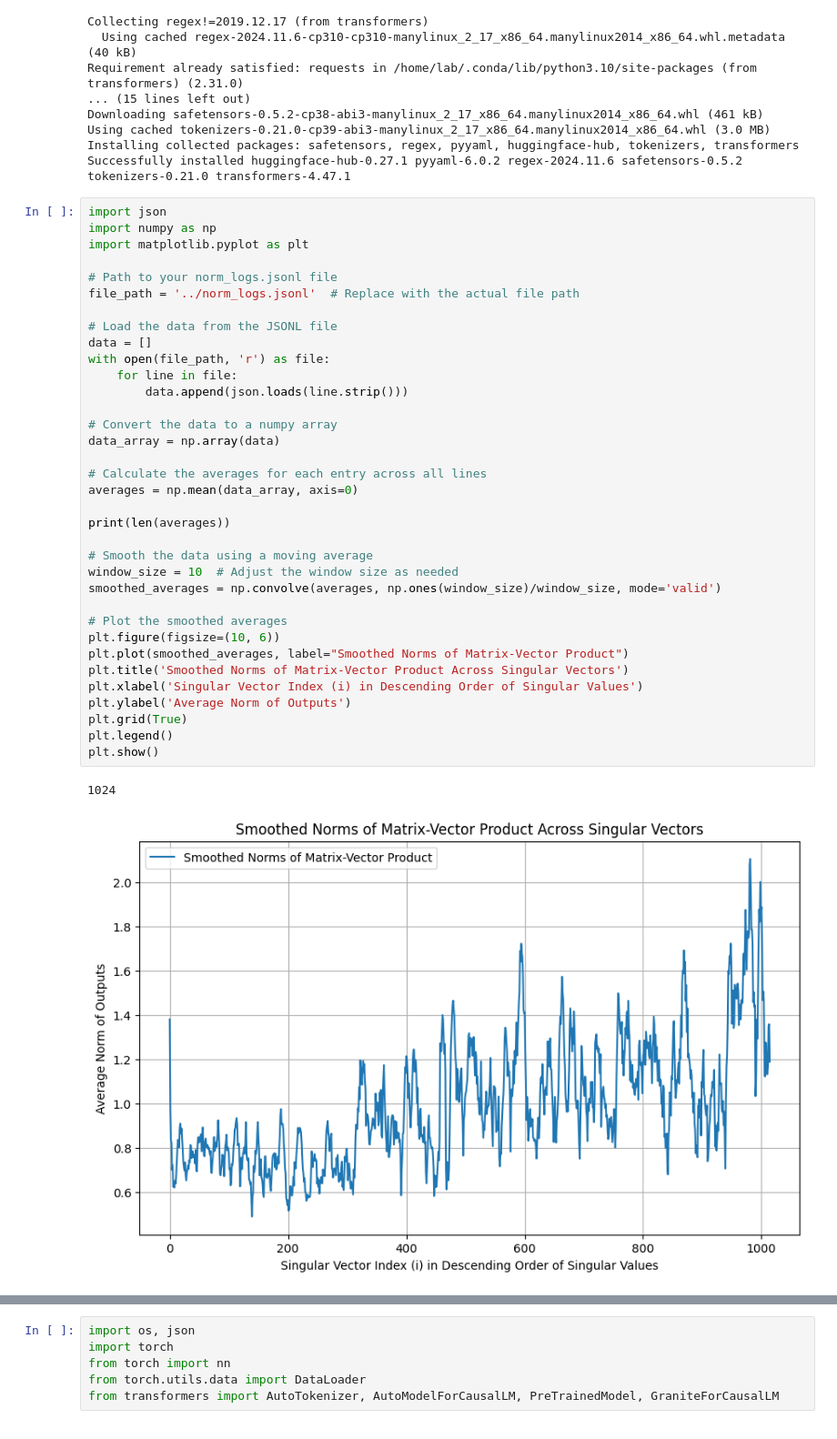
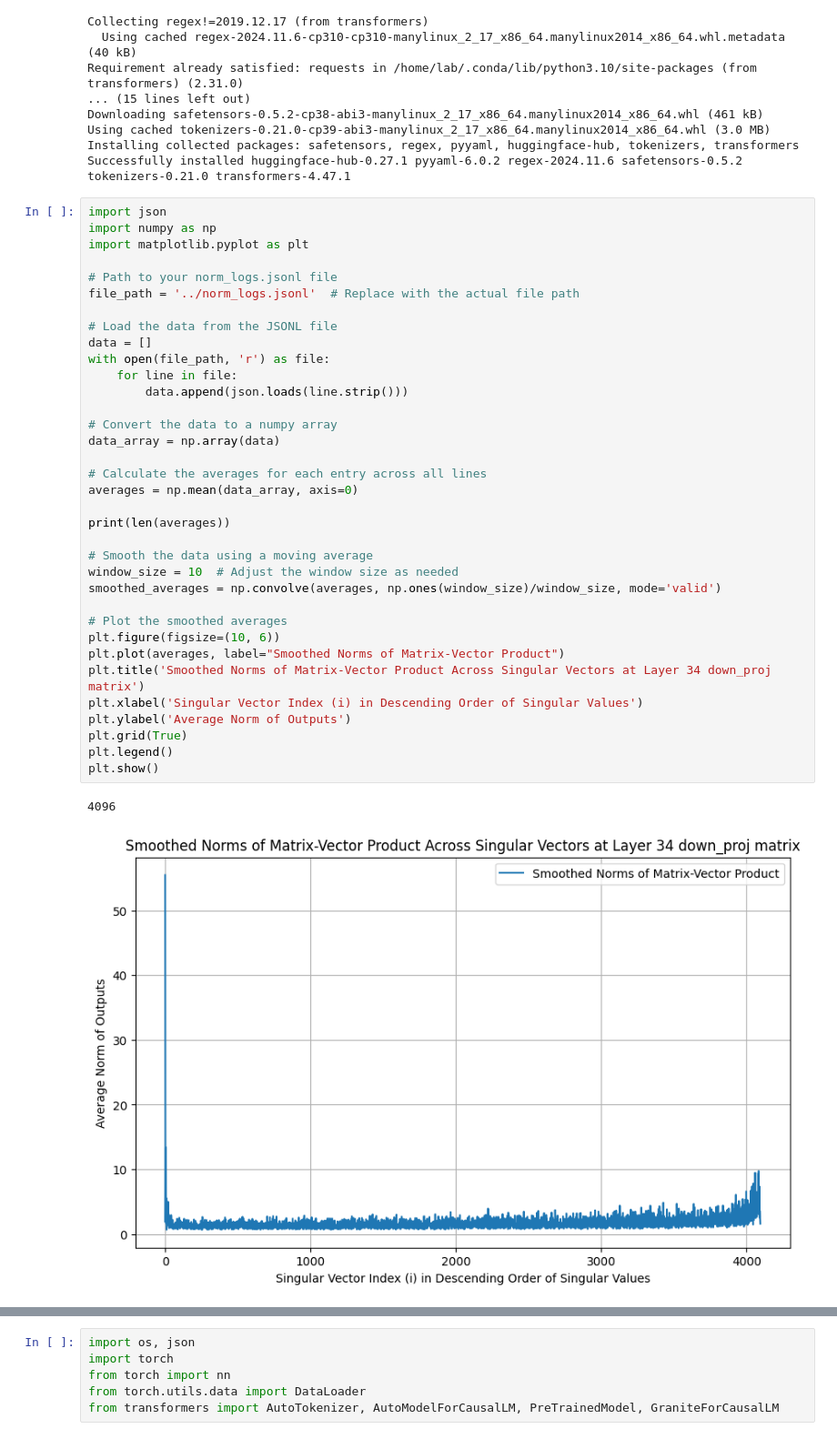
Before and after one commit to Red-Hat-AI-Innovation-Team/orthogonal-subspace-learning, a Jupyter notebook: notebooks/experiments.ipynb, the cells around one changed output, grey strips where cells are left out. Shown at 91% size. Cells and saved outputs as stored; diff of their text form.

```diff
--- a/notebooks/experiments.ipynb
+++ b/notebooks/experiments.ipynb
@@ -25,34 +25,34 @@ import matplotlib.pyplot as plt
 
 # Path to your norm_logs.jsonl file
 file_path = '../norm_logs.jsonl'  # Replace with the actual file path
 
 # Load the data from the JSONL file
 data = []
 with open(file_path, 'r') as file:
     for line in file:
         data.append(json.loads(line.strip()))
 
 # Convert the data to a numpy array
 data_array = np.array(data)
 
 # Calculate the averages for each entry across all lines
 averages = np.mean(data_array, axis=0)
 
 print(len(averages))
 
 # Smooth the data using a moving average
 window_size = 10  # Adjust the window size as needed
 smoothed_averages = np.convolve(averages, np.ones(window_size)/window_size, mode='valid')
 
 # Plot the smoothed averages
 plt.figure(figsize=(10, 6))
-plt.plot(smoothed_averages, label="Smoothed Norms of Matrix-Vector Product")
-plt.title('Smoothed Norms of Matrix-Vector Product Across Singular Vectors')
+plt.plot(averages, label="Smoothed Norms of Matrix-Vector Product")
+plt.title('Smoothed Norms of Matrix-Vector Product Across Singular Vectors at Layer 34 down_proj matrix')
 plt.xlabel('Singular Vector Index (i) in Descending Order of Singular Values')
 plt.ylabel('Average Norm of Outputs')
 plt.grid(True)
 plt.legend()
 plt.show()
 # %% [output]
-1024
+4096
-[figure, old version]
+[figure, new version]
```
Also changed, not shown: parts of 3 cells of this notebook, 4 other files.
